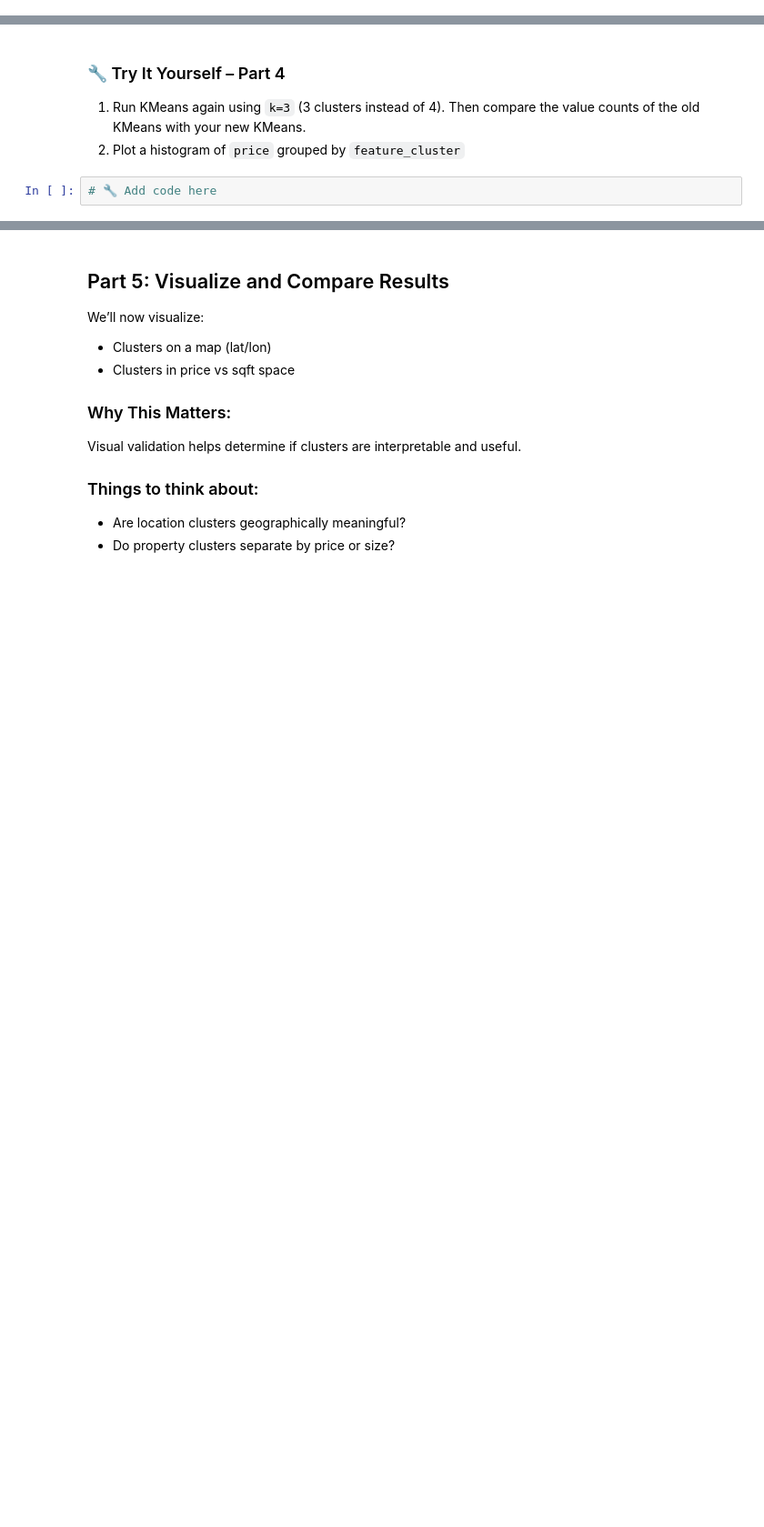
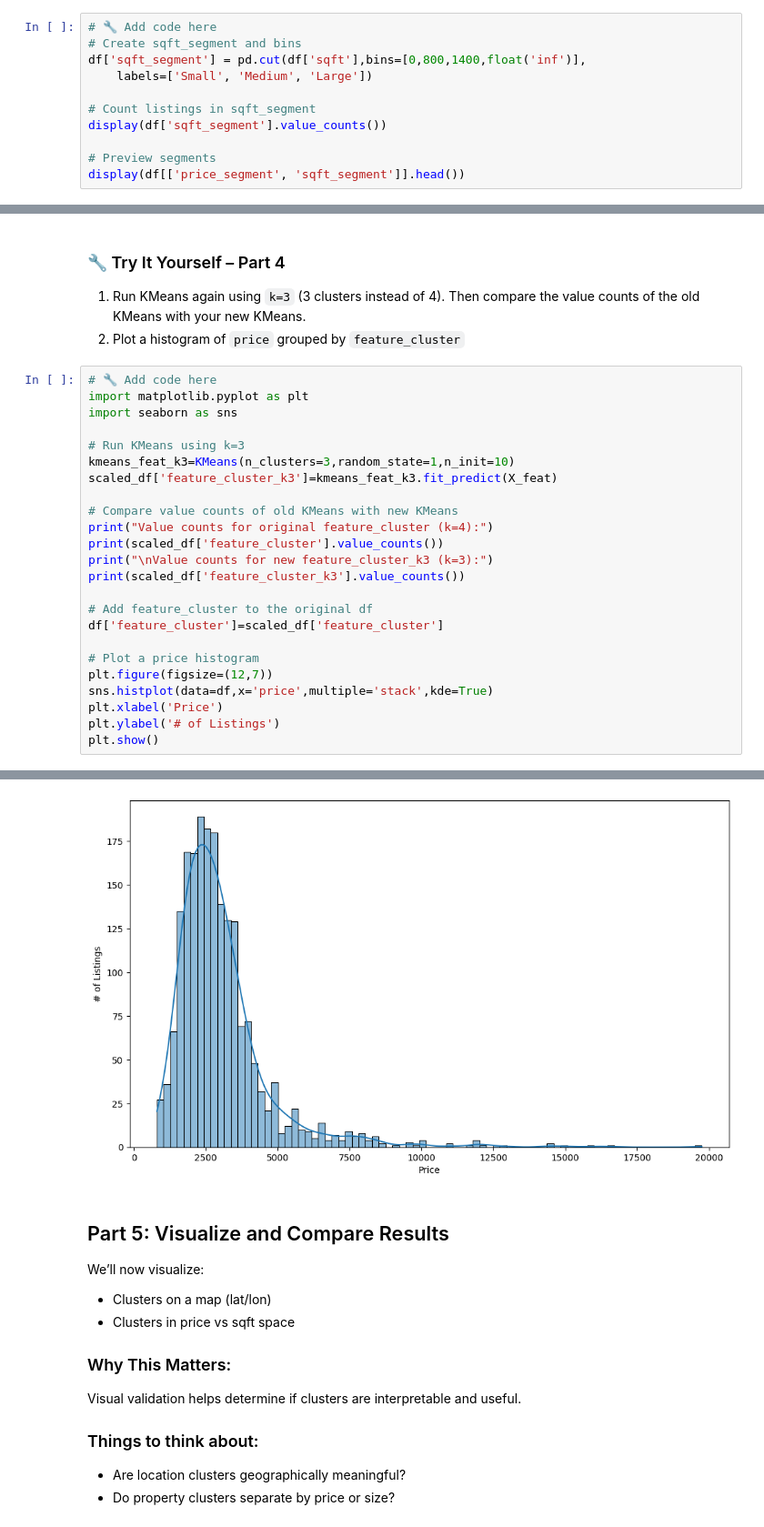
Before and after one commit to thornton330j/IS-4487, a Jupyter notebook: Labs/lab_09_ThorntonJackson.ipynb, the cells around one changed output, grey strips where cells are left out. Shown at 91% size. Cells and saved outputs as stored; diff of their text form; blank space fills up the shorter version.

```diff
--- a/Labs/lab_09_ThorntonJackson.ipynb
+++ b/Labs/lab_09_ThorntonJackson.ipynb
@@ -174,0 +237,11 @@ df['price_segment'].value_counts()
+# %%
+# 🔧 Add code here
+# Create sqft_segment and bins
+df['sqft_segment'] = pd.cut(df['sqft'],bins=[0,800,1400,float('inf')],
+    labels=['Small', 'Medium', 'Large'])
+
+# Count listings in sqft_segment
+display(df['sqft_segment'].value_counts())
+
+# Preview segments
+display(df[['price_segment', 'sqft_segment']].head())
@@ -212,5 +315,28 @@ scaled_df['geo_cluster'].value_counts()
 
 1. Run KMeans again using `k=3` (3 clusters instead of 4). Then compare the value counts of the old KMeans with your new KMeans.
 2. Plot a histogram of `price` grouped by `feature_cluster`
-# %%
-# 🔧 Add code here
+# %%
+# 🔧 Add code here
+import matplotlib.pyplot as plt
+import seaborn as sns
+
+# Run KMeans using k=3
+kmeans_feat_k3=KMeans(n_clusters=3,random_state=1,n_init=10)
+scaled_df['feature_cluster_k3']=kmeans_feat_k3.fit_predict(X_feat)
+
+# Compare value counts of old KMeans with new KMeans
+print("Value counts for original feature_cluster (k=4):")
+print(scaled_df['feature_cluster'].value_counts())
+print("\nValue counts for new feature_cluster_k3 (k=3):")
+print(scaled_df['feature_cluster_k3'].value_counts())
+
+# Add feature_cluster to the original df
+df['feature_cluster']=scaled_df['feature_cluster']
+
+# Plot a price histogram
+plt.figure(figsize=(12,7))
+sns.histplot(data=df,x='price',multiple='stack',kde=True)
+plt.xlabel('Price')
+plt.ylabel('# of Listings')
+plt.show()
+# %% [output]
@@ -217,3 +357,4 @@ scaled_df['geo_cluster'].value_counts()
+[figure, added]
 # %% [markdown]
 ## Part 5: Visualize and Compare Results
 
```
Also changed, not shown: parts of 22 cells of this notebook.
